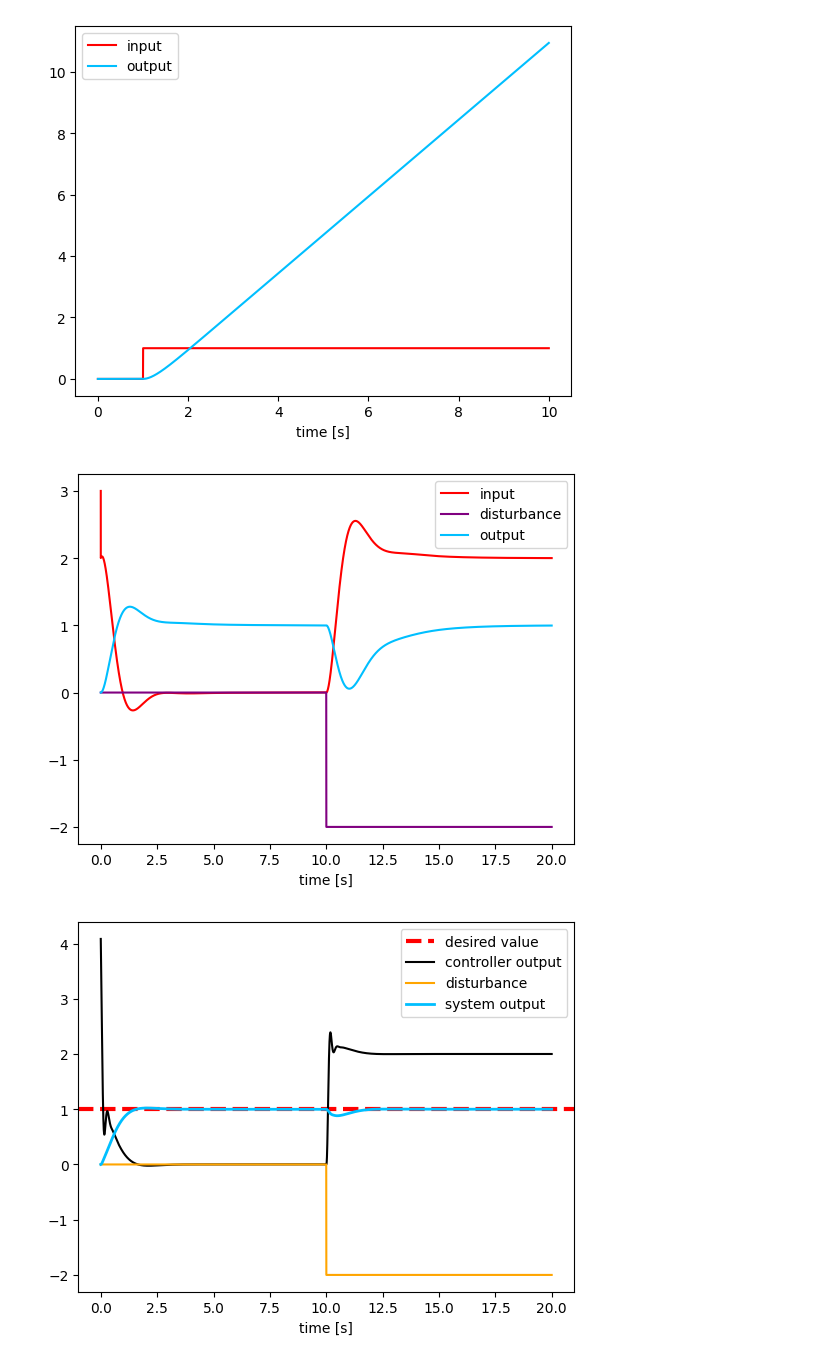
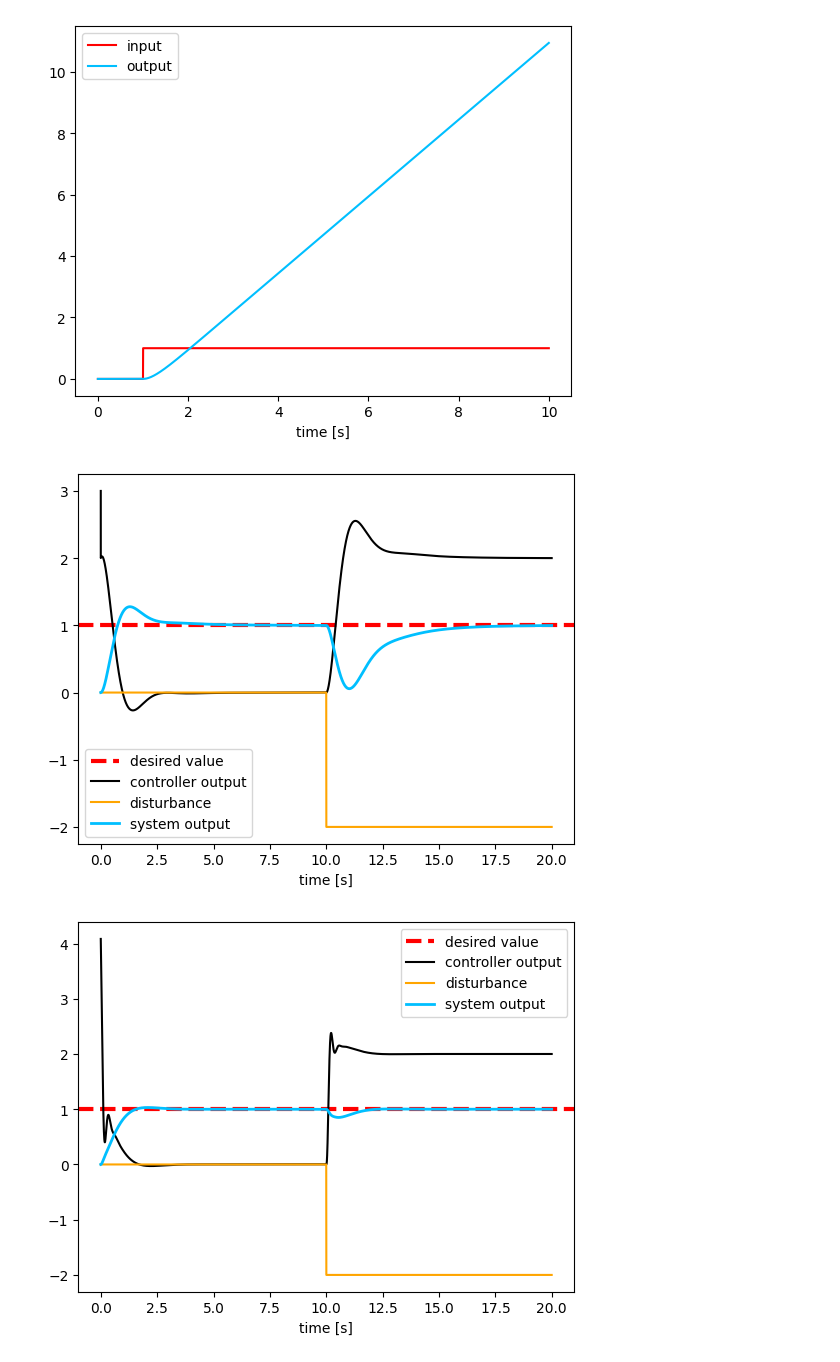
Before and after one commit to michalnand/ai_libs, a Jupyter notebook: examples/control/04_disturbance_rejection/demo.ipynb, the cells around one changed output. Drawn from its saved outputs; the diff is of its cells as text; code cells hidden in the pictures.

Commit message:
trees updated, adrc

```diff
--- a/examples/control/04_disturbance_rejection/demo.ipynb
+++ b/examples/control/04_disturbance_rejection/demo.ipynb
@@ -5,20 +5,6 @@ import AILibs
 
 dt = 1.0/1000.0
 
-'''
-k = 3.0
-w = 11.0
-d = 0.1
-
-a = numpy.zeros((2, 2))
-b = numpy.zeros((2, 1))
-
-a[0][1] = 1
-a[1][0] = -(w**2)
-a[1][1] = -2*d*w
-
-b[1][0] = k*w**2
-'''
 
 a = numpy.zeros((2, 2))
 b = numpy.zeros((2, 1))
@@ -151,13 +137,13 @@ plt.xlabel("time [s]")
 plt.legend()
 plt.show()
 # %% [output]
-[figure, old version]
+[figure, new version]
 # %%
 
 
 b0 = 3.0
 wc = 3.5
-wo = 5*wc
+wo = 4*wc
 
 adrc = AILibs.LinearADRC2ndOrder(b0, wc, wo, dt)
 
@@ -176,12 +162,12 @@ xr_result   = []
 x_result    = []
 
 ds.reset()
-pid.reset()
+adrc.reset()
 
 for n in range(n_steps):
 
 
-    u = adrc.forward(xr, x)
+    u = adrc.forward(xr, x, u)
 
     u_tmp = numpy.ones((1, 1))
 
@@ -191,31 +177,31 @@ for n in range(n_steps):
         d = 0
 
     x, y = ds.forward_state(u_tmp*(u + d))
 
     x = x[0][0]
 
     t_result.append(n*dt)
     u_result.append(u)
     d_result.append(d)
     xr_result.append(xr)
     x_result.append(x)
 
 
 t_result    = numpy.array(t_result)
 u_result    = numpy.array(u_result)
 d_result    = numpy.array(d_result)
 xr_result   = numpy.array(xr_result)
 x_result    = numpy.array(x_result)
 
 
 import matplotlib.pyplot as plt
 
 plt.axhline(y=xr, color='red', linestyle='--', label='desired value', lw=3)
 plt.plot(t_result, u_result, label="controller output", color="black")
 plt.plot(t_result, d_result, label="disturbance", color="orange")
 plt.plot(t_result, x_result, label="system output", color="deepskyblue", lw=2)
 plt.xlabel("time [s]")
 plt.legend()
 plt.show()
 # %% [output]
-[figure, old version]
+[figure, new version]
```
Also changed, not shown: 4 other files.
